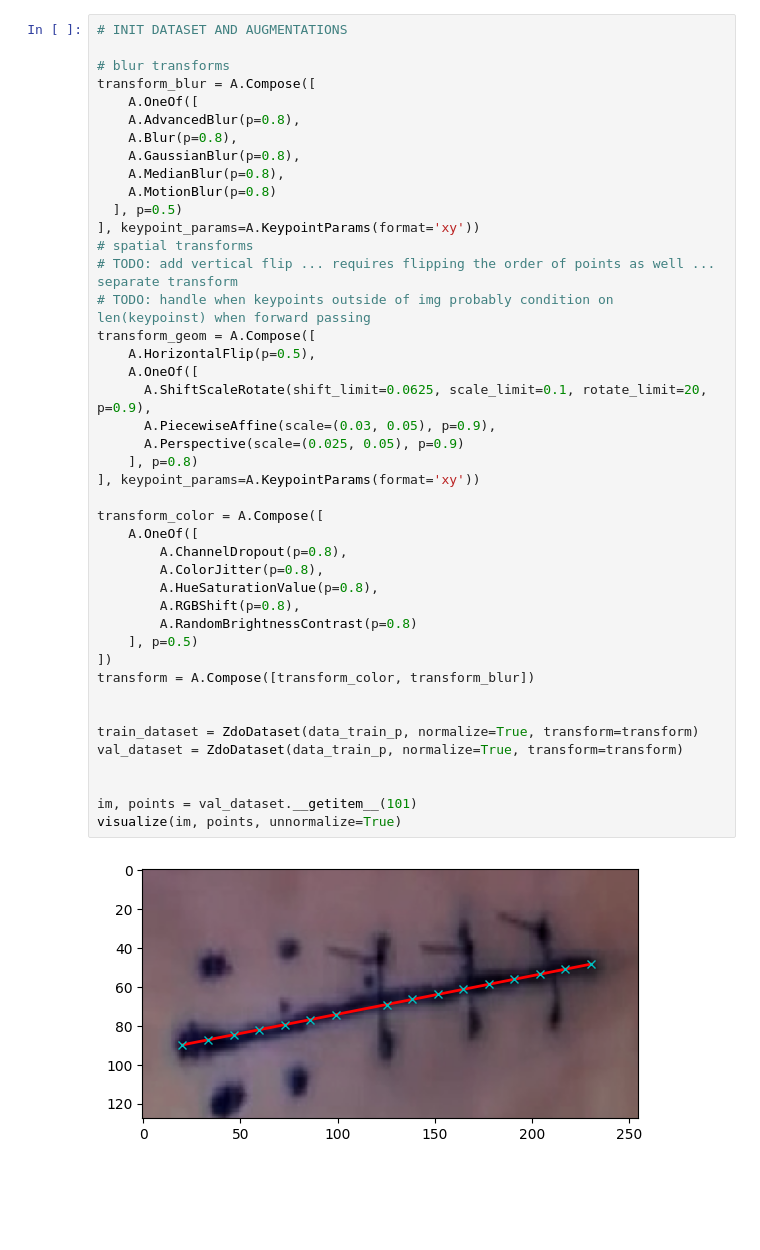
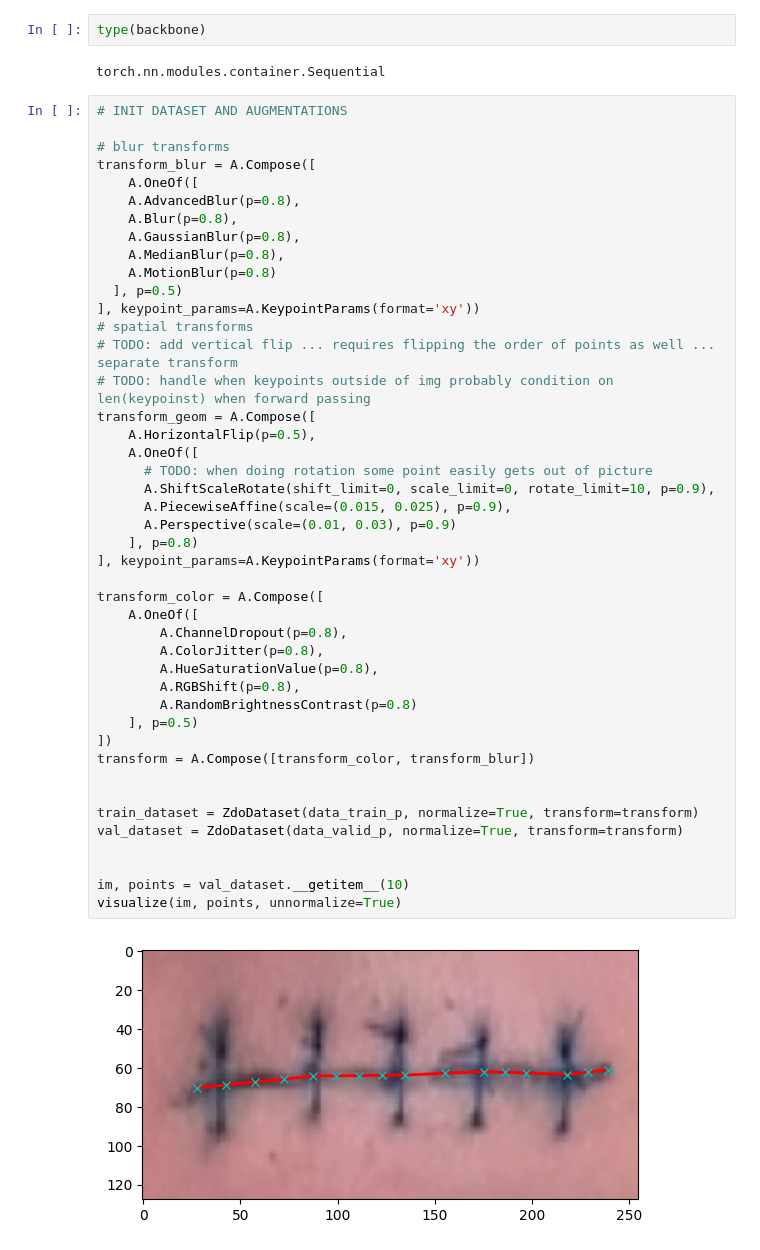
Before and after one commit to tomhruby1/zdo, a Jupyter notebook: training.ipynb, the cells around one changed output. Cells and saved outputs as stored; diff of their text form; blank space fills up the shorter version.

Commit message:
N points + geometrical transformation experiment

```diff
--- a/training.ipynb
+++ b/training.ipynb
@@ -59,4 +59,8 @@ Model1(
 )
+# %%
+type(backbone)
+# %% [output]
+torch.nn.modules.container.Sequential
 # %%
 # INIT DATASET AND AUGMENTATIONS
 
@@ -69,39 +73,40 @@ transform_blur = A.Compose([
     A.MedianBlur(p=0.8),
     A.MotionBlur(p=0.8)
   ], p=0.5)
 ], keypoint_params=A.KeypointParams(format='xy'))
 # spatial transforms
 # TODO: add vertical flip ... requires flipping the order of points as well ... separate transform
 # TODO: handle when keypoints outside of img probably condition on len(keypoinst) when forward passing
 transform_geom = A.Compose([
     A.HorizontalFlip(p=0.5),
     A.OneOf([
-      A.ShiftScaleRotate(shift_limit=0.0625, scale_limit=0.1, rotate_limit=20, p=0.9),
-      A.PiecewiseAffine(scale=(0.03, 0.05), p=0.9),
-      A.Perspective(scale=(0.025, 0.05), p=0.9)
+      # TODO: when doing rotation some point easily gets out of picture
+      A.ShiftScaleRotate(shift_limit=0, scale_limit=0, rotate_limit=10, p=0.9),
+      A.PiecewiseAffine(scale=(0.015, 0.025), p=0.9),
+      A.Perspective(scale=(0.01, 0.03), p=0.9)
     ], p=0.8)
 ], keypoint_params=A.KeypointParams(format='xy'))
 
 transform_color = A.Compose([
     A.OneOf([
         A.ChannelDropout(p=0.8),
         A.ColorJitter(p=0.8),
         A.HueSaturationValue(p=0.8),
         A.RGBShift(p=0.8),
         A.RandomBrightnessContrast(p=0.8)
     ], p=0.5)
 ])
 transform = A.Compose([transform_color, transform_blur])
 
 
 train_dataset = ZdoDataset(data_train_p, normalize=True, transform=transform)
-val_dataset = ZdoDataset(data_train_p, normalize=True, transform=transform)
+val_dataset = ZdoDataset(data_valid_p, normalize=True, transform=transform)
 
 
-im, points = val_dataset.__getitem__(101)
+im, points = val_dataset.__getitem__(10)
 visualize(im, points, unnormalize=True)
 # %% [output]
-[figure, old version]
+[figure, new version]
 # %%
 # setup dataloaders
 train_dataloader = DataLoader(train_dataset, batch_size=32, shuffle=True)
```
Also changed, not shown: parts of 9 cells of this notebook, 3 other files.
